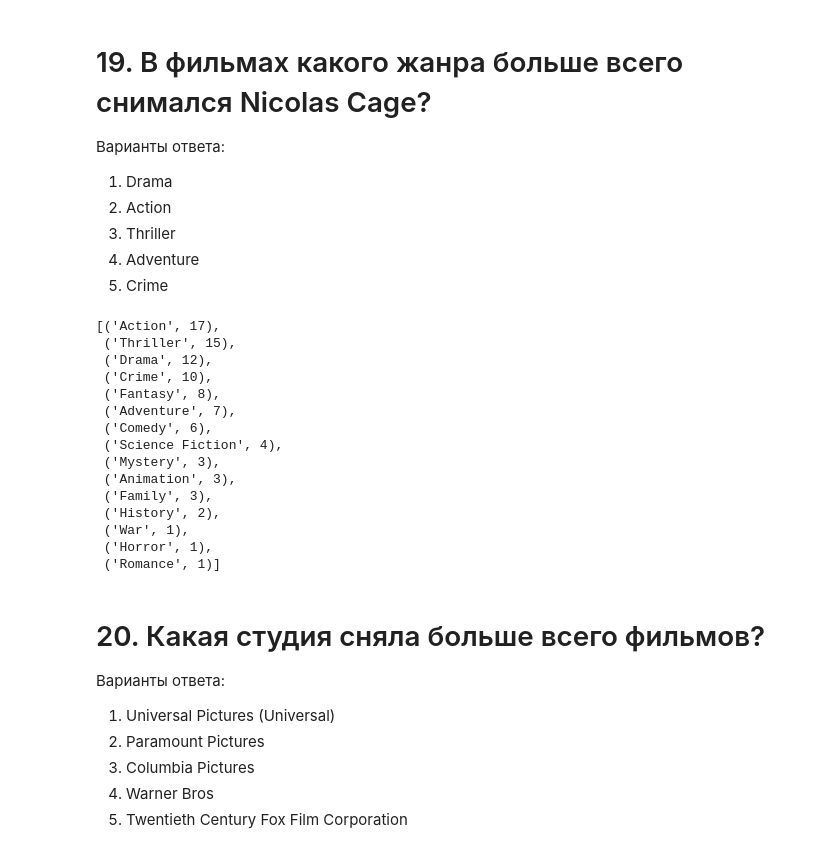
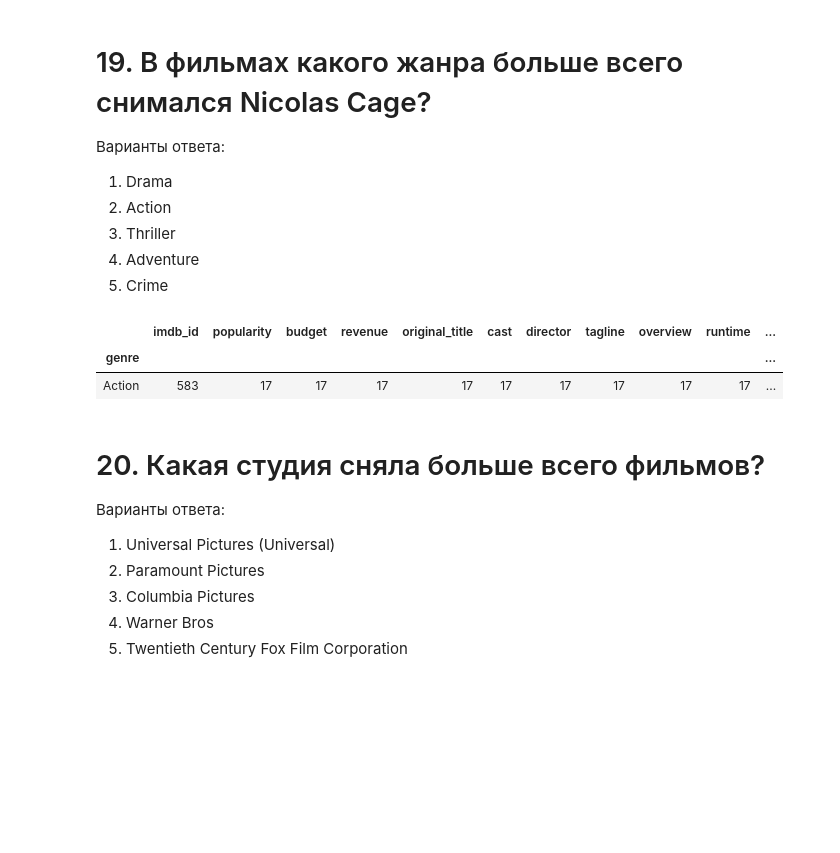
Before and after one commit to nanoflooder/sf_module_1, a Jupyter notebook: [SF-DST] Movies IMBD v3.0.ipynb, the cells around one changed output. Drawn from its saved outputs; the diff is of its cells as text; code cells hidden in the pictures; blank space fills up the shorter version.

```diff
--- a/[SF-DST] Movies IMBD v3.0.ipynb
+++ b/[SF-DST] Movies IMBD v3.0.ipynb
@@ -398,32 +327,14 @@ answer_ls.append(3)
 3. Thriller
 4. Adventure
 5. Crime
-# %%
-genres_tmp=[]
-for i in data[data['cast'].str.contains('Nicolas Cage')].genres:
-    genres_tmp.append(i.split("|"))
-genres_list = []
-for sublist in genres_tmp:
-    for item in sublist:
-        genres_list.append(item)
-display(Counter(genres_list).most_common())
-answer_ls.append(2)
-# %% [output]
-[('Action', 17),
- ('Thriller', 15),
- ('Drama', 12),
- ('Crime', 10),
- ('Fantasy', 8),
- ('Adventure', 7),
- ('Comedy', 6),
- ('Science Fiction', 4),
- ('Mystery', 3),
- ('Animation', 3),
- ('Family', 3),
- ('History', 2),
- ('War', 1),
- ('Horror', 1),
- ('Romance', 1)]
+# %%
+joined=data[data['cast'].str.contains('Nicolas Cage')].merge(genres,on='imdb_id',how='outer')
+display(joined.groupby('genre').count().sort_values('genres').tail(1))
+answer_ls.append(2)
+# %% [output]
+|  | imdb_id | popularity | budget | revenue | original_title | cast | director | tagline | overview | runtime | ... |
+| genre |  |  |  |  |  |  |  |  |  |  | ... |
+| Action | 583 | 17 | 17 | 17 | 17 | 17 | 17 | 17 | 17 | 17 | ... |
 # %% [markdown]
 # 20. Какая студия сняла больше всего фильмов?
 Варианты ответа:
```
Also changed, not shown: parts of 31 cells of this notebook.
